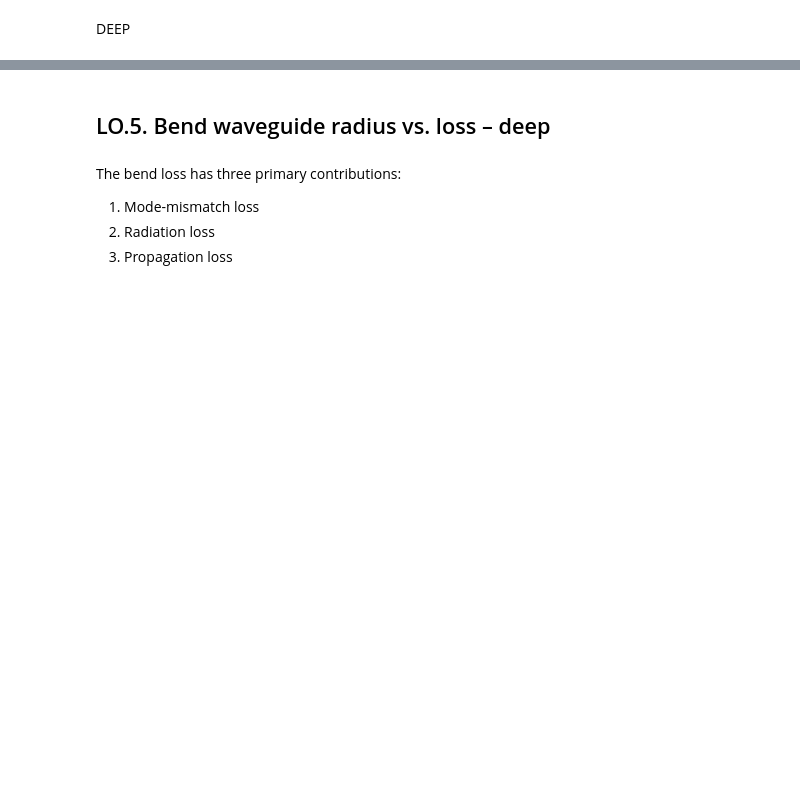
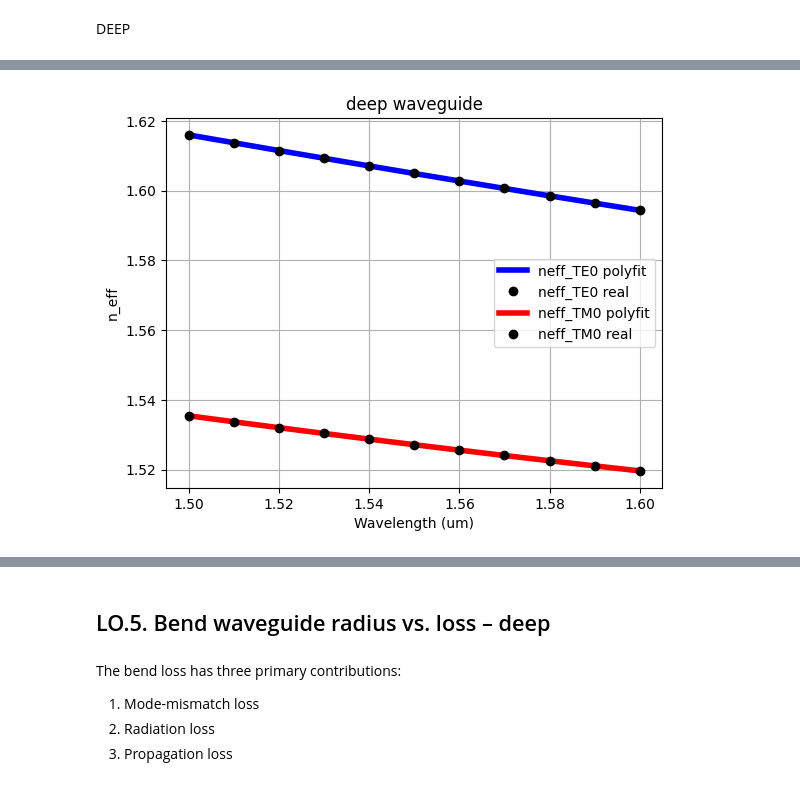
Before and after one commit to jllanoh/cifoin-lab1, a Jupyter notebook: WAVEGUIDES_Student.ipynb, the cells around one changed output, grey strips where cells are left out. Cells and saved outputs as stored; diff of their text form; code cells hidden in the pictures; blank space fills up the shorter version.

```diff
--- a/WAVEGUIDES_Student.ipynb
+++ b/WAVEGUIDES_Student.ipynb
@@ -537,0 +456,86 @@ R^2 = 0.999999999914609
+# %%
+wavelength = np.linspace(1500, 1600,11) * nm
+lambda0 = 1550 * nm
+
+# Deep waveguide
+deep_waveguide = gt.modes.Waveguide(
+    wavelength=wavelength,
+    core_width=1.2,
+    slab_thickness=0.0 * nm, # Shallow = 150 nm, Deep = 0
+    core_material='sin',
+    clad_material='sio2',
+    core_thickness=300 * nm,
+    num_modes=4,
+    cache_path='.cache/',
+    precision='double',
+    max_grid_scaling=1.2,
+    grid_resolution=20,
+)
+# Shallow (Slab = 150 nm) waveguide
+shallow_waveguide = gt.modes.Waveguide(
+    wavelength=wavelength,
+    core_width=1.2,
+    slab_thickness=150.0 * nm, # Shallow = 150 nm, Deep = 0
+    core_material='sin',
+    clad_material='sio2',
+    core_thickness=300 * nm,
+    num_modes=4,
+    cache_path='.cache/',
+    precision='double',
+    max_grid_scaling=1.2,
+    grid_resolution=20,
+)
+
+res_neff_deep = deep_waveguide.n_eff
+neff_deep = {
+    "TE0": res_neff_deep[:,0],
+    "TM0": res_neff_deep[:,1],
+    "TE1": res_neff_deep[:,2],
+    "TM1": res_neff_deep[:,3],
+}
+res_neff_shallow = shallow_waveguide.n_eff
+neff_shallow = {
+    "TE0": res_neff_shallow[:,0],
+    "TE1": res_neff_shallow[:,1],
+    "TM0": res_neff_shallow[:,2],
+    "TE2": res_neff_shallow[:,3],
+}
+
+def info_and_plot_neff_te0tm0_vs_lambda(lambda0,wavelength,neff_te0,neff_tm0,title):
+    n3_te0, n2_te0, n1_te0 = np.polyfit(wavelength - lambda0, neff_te0, 2)
+    n3_tm0, n2_tm0, n1_tm0 = np.polyfit(wavelength - lambda0, neff_tm0, 2)
+
+
+    neff_lambda0_te0 = n1_te0
+    ng_lambda0_te0 = n1_te0 - (n2_te0 * lambda0)
+    D_te0 = (-2 * lambda0* n3_te0 / (td.C_0)) * 10**18
+    print(f"Mode {title}_TE0 central wavelength effective index (polyfit): {neff_lambda0_te0}")
+    print(f"Mode {title}_TE0 central wavelength group index (polyfit): {ng_lambda0_te0}")
+    print(f"Mode {title}_TE0 central wavelength dispersion (polyfit): {D_te0} ps/(km*nm)")
+
+    neff_lambda0_tm0 = n1_tm0
+    ng_lambda0_tm0 = n1_tm0 - (n2_tm0 * lambda0)
+    D_tm0 = (-2 * lambda0* n3_tm0 / (td.C_0)) * 10**18
+    print(f"Mode {title}_TM0 central wavelength effective index (polyfit): {neff_lambda0_tm0}")
+    print(f"Mode {title}_TM0 central wavelength group index (polyfit): {ng_lambda0_tm0}")
+    print(f"Mode {title}_TM0 central wavelength dispersion (polyfit): {D_tm0} ps/(km*nm)")
+
+    neff_lambda_deep_te0 = n1_te0 + n2_te0 * (wavelength - lambda0) + n3_te0 * (wavelength - lambda0)**2
+    neff_lambda_deep_tm0 = n1_tm0 + n2_tm0 * (wavelength - lambda0) + n3_tm0 * (wavelength - lambda0)**2
+
+    # Dibujar el ajuste polinómico
+    plt.figure()
+    plt.title(title+" waveguide")
+    plt.plot(wavelength, neff_lambda_deep_te0, "b-", label="neff_TE0 polyfit",linewidth=4)
+    plt.plot(wavelength, neff_te0, "ko", label="neff_TE0 real")
+    plt.plot(wavelength, neff_lambda_deep_tm0, "r-", label="neff_TM0 polyfit",linewidth=4)
+    plt.plot(wavelength, neff_tm0, "ko", label="neff_TM0 real")
+    plt.xlabel("Wavelength (um)")
+    plt.ylabel("n_eff")
+    plt.grid(True)
+    plt.legend()
+    plt.show()
+
+info_and_plot_neff_te0tm0_vs_lambda(lambda0,wavelength,neff_deep["TE0"].real,neff_deep["TM0"].real,"deep")
+info_and_plot_neff_te0tm0_vs_lambda(lambda0,wavelength,neff_shallow["TE0"].real,neff_shallow["TM0"].real,"shallow")
+# %% [output]
@@ -537,0 +550 @@ R^2 = 0.999999999914609
+[figure, added]
```
Also changed, not shown: parts of 10 cells of this notebook.
